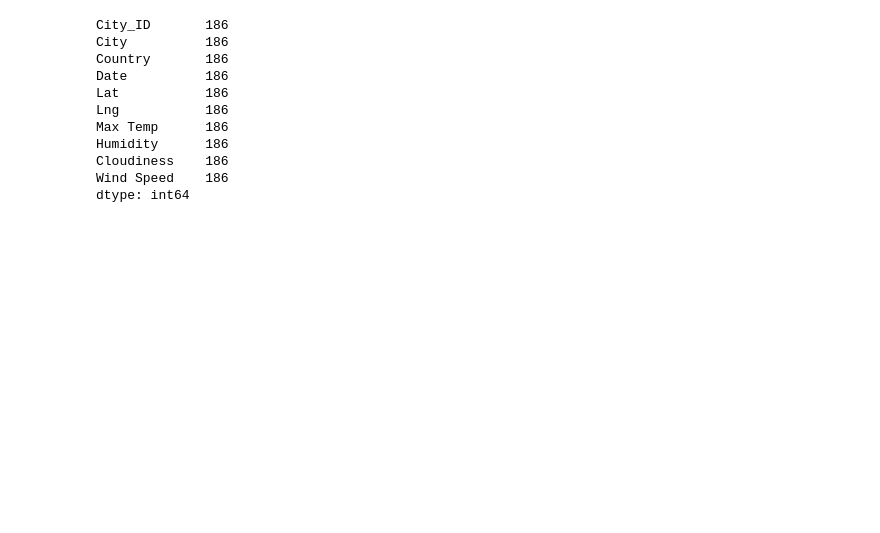
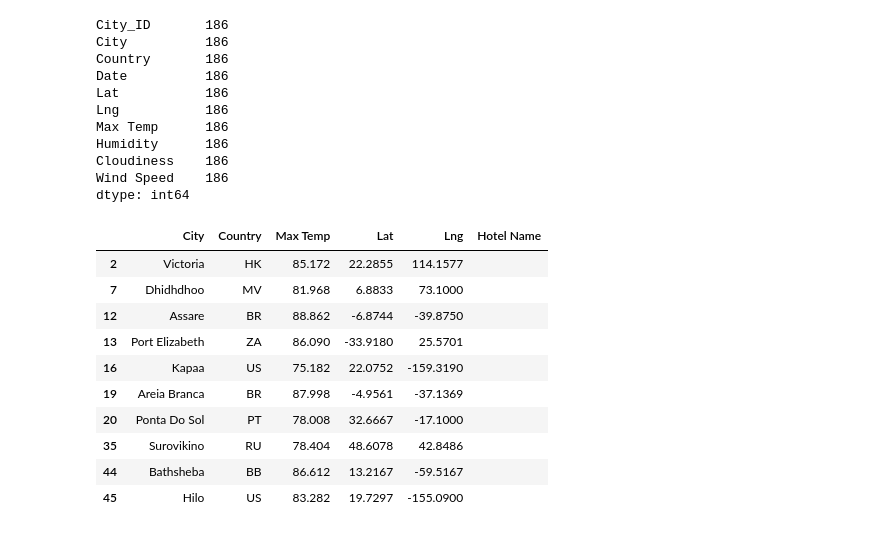
Before and after one commit to rachelc313/World_Weather_Analysis, a Jupyter notebook: VacationPy.ipynb, the cells around one changed output. Saved outputs shown, nothing was run; the diff lists cells and outputs as text; code cells hidden in the pictures; blank space fills up the shorter version.

```diff
--- a/VacationPy.ipynb
+++ b/VacationPy.ipynb
@@ -135,3 +135,20 @@ Humidity      186
 Cloudiness    186
 Wind Speed    186
 dtype: int64
+# %%
+# Create DataFrame called hotel_df to store hotel names along with city, country, max temp, and coordinates.
+hotel_df = preferred_cities_df[["City", "Country", "Max Temp", "Lat", "Lng"]].copy()
+hotel_df["Hotel Name"] = ""
+hotel_df.head(10)
+# %% [output]
+|  | City | Country | Max Temp | Lat | Lng | Hotel Name |
+| 2 | Victoria | HK | 85.172 | 22.2855 | 114.1577 |  |
+| 7 | Dhidhdhoo | MV | 81.968 | 6.8833 | 73.1000 |  |
+| 12 | Assare | BR | 88.862 | -6.8744 | -39.8750 |  |
+| 13 | Port Elizabeth | ZA | 86.090 | -33.9180 | 25.5701 |  |
+| 16 | Kapaa | US | 75.182 | 22.0752 | -159.3190 |  |
+| 19 | Areia Branca | BR | 87.998 | -4.9561 | -37.1369 |  |
+| 20 | Ponta Do Sol | PT | 78.008 | 32.6667 | -17.1000 |  |
+| 35 | Surovikino | RU | 78.404 | 48.6078 | 42.8486 |  |
+| 44 | Bathsheba | BB | 86.612 | 13.2167 | -59.5167 |  |
+| 45 | Hilo | US | 83.282 | 19.7297 | -155.0900 |  |
```
Also changed, not shown: parts of 4 cells of this notebook, 1 other file.
